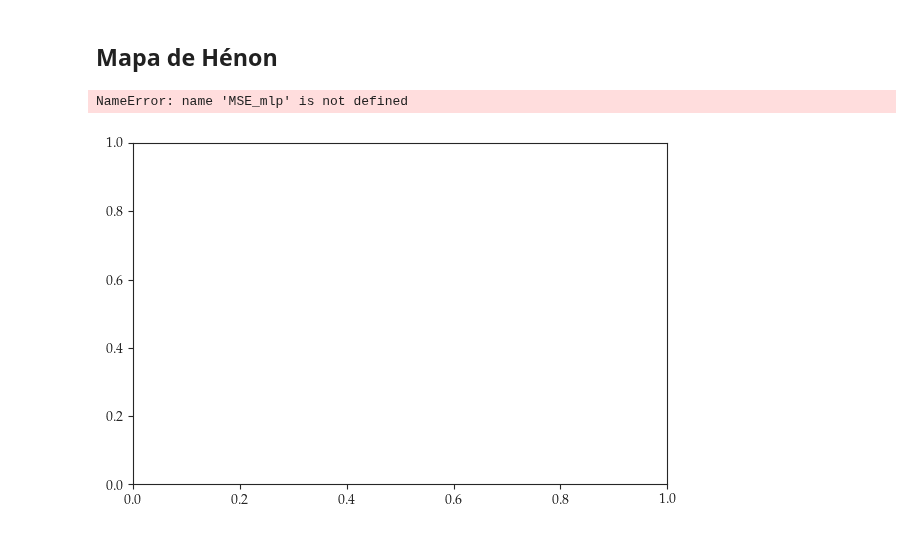
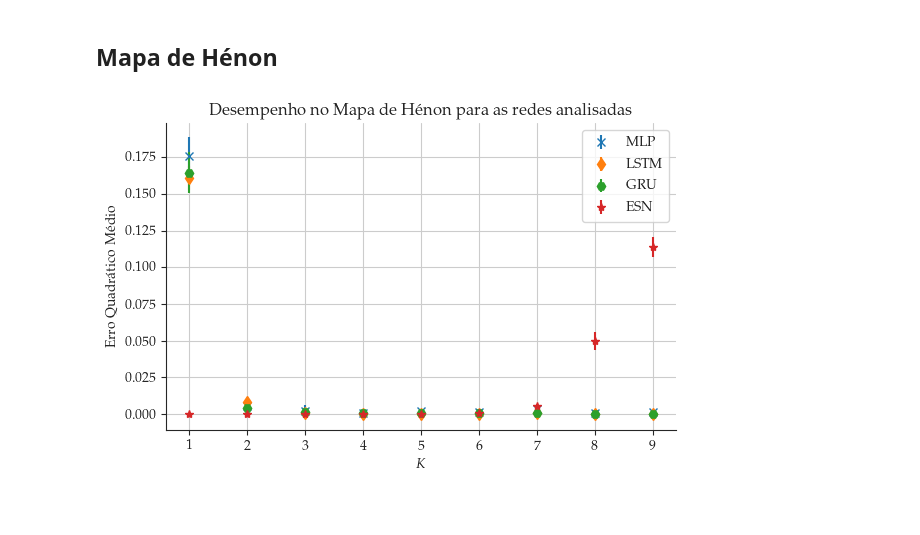
Before and after one commit to joaoppagnan/pibic-2020-2021, a Jupyter notebook: notebooks/visualizacao/networks-performance.ipynb, the cells around one changed output. Saved outputs shown, nothing was run; the diff lists cells and outputs as text; code cells hidden in the pictures.

Commit message:
fiz imagens das performances das redes

```diff
--- a/notebooks/visualizacao/networks-performance.ipynb
+++ b/notebooks/visualizacao/networks-performance.ipynb
@@ -44,3 +46,8 @@ mse_gru_mackeyglass = pd.read_csv('../../results/gru/gru-mackeyglass.csv')
+# %%
+mse_esn_henon = pd.read_csv('../../results/esn/esn-henon.csv')
+mse_esn_logistic = pd.read_csv('../../results/esn/esn-logistic.csv')
+mse_esn_lorenz = pd.read_csv('../../results/esn/esn-lorenz.csv')
+mse_esn_mackeyglass = pd.read_csv('../../results/esn/esn-mackeyglass.csv')
 # %% [markdown]
 ## Gerando os gráficos
 # %% [markdown]
@@ -225,30 +306,40 @@ fig.savefig("../../images/results/gru-mse.pdf")
 # %%
 fig, ax = plt.subplots(tight_layout=True)
 
-K = pd.DataFrame(mse_gru_henon, columns=['K']).to_numpy()
+K = pd.DataFrame(mse_mlp_henon, columns=['K']).to_numpy()
 K = K.ravel()
-MSE_gru = pd.DataFrame(mse_gru_henon, columns=['Media do MSE']).to_numpy()
-MSE_gru = MSE_gru.ravel()
-MSE_std_gru = pd.DataFrame(mse_gru_henon, columns=['Desvio Padrao do MSE']).to_numpy()
-MSE_std_gru = MSE_std_gru.ravel()
+
+MSE_mlp = pd.DataFrame(mse_mlp_henon, columns=['Media do MSE']).to_numpy()
+MSE_mlp = MSE_mlp.ravel()
+MSE_std_mlp = pd.DataFrame(mse_mlp_henon, columns=['Desvio Padrao do MSE']).to_numpy()
+MSE_std_mlp = MSE_std_mlp.ravel()
+
+MSE_lstm = pd.DataFrame(mse_lstm_henon, columns=['Media do MSE']).to_numpy()
+MSE_lstm = MSE_lstm.ravel()
+MSE_std_lstm = pd.DataFrame(mse_lstm_henon, columns=['Desvio Padrao do MSE']).to_numpy()
+MSE_std_lstm = MSE_std_lstm.ravel()
 
 MSE_gru = pd.DataFrame(mse_gru_henon, columns=['Media do MSE']).to_numpy()
 MSE_gru = MSE_gru.ravel()
 MSE_std_gru = pd.DataFrame(mse_gru_henon, columns=['Desvio Padrao do MSE']).to_numpy()
 MSE_std_gru = MSE_std_gru.ravel()
 
-MSE_lstm = pd.DataFrame(mse_lstm_henon, columns=['Media do MSE']).to_numpy()
-MSE_lstm = MSE_gru.ravel()
-MSE_std_lstm = pd.DataFrame(mse_lstm_henon, columns=['Desvio Padrao do MSE']).to_numpy()
-MSE_std_lstm = MSE_std_lstm.ravel()
+MSE_esn = pd.DataFrame(mse_esn_henon, columns=['Media do MSE']).to_numpy()
+MSE_esn = MSE_esn.ravel()
+MSE_std_esn = pd.DataFrame(mse_esn_henon, columns=['Desvio Padrao do MSE']).to_numpy()
+MSE_std_esn = MSE_std_esn.ravel()
 
-ax.errorbar(K, MSE_mlp, MSE_std_mlp, linestyle='None', marker='d', label='MLP')
-ax.errorbar(K, MSE_lstm, MSE_std_lstm, linestyle='None', marker='H', label='LSTM')
+ax.errorbar(K, MSE_mlp, MSE_std_mlp, linestyle='None', marker='x', label='MLP')
+ax.errorbar(K, MSE_lstm, MSE_std_lstm, linestyle='None', marker='d', label='LSTM')
+ax.errorbar(K, MSE_gru, MSE_std_gru, linestyle='None', marker='H', label='GRU')
+ax.errorbar(K, MSE_esn, MSE_std_esn, linestyle='None', marker='*', label='ESN')
 
 ax.legend()
 ax.set_xlabel('$K$')
 ax.set_ylabel('Erro Quadrático Médio')
 ax.set_title('Desempenho no Mapa de Hénon para as redes analisadas')
+sns.despine()
+ax.grid()
+fig.savefig("../../images/results/henon.pdf")
 # %% [output]
-NameError: name 'MSE_mlp' is not defined
-[figure, old version]
+[figure, new version]
```
Also changed, not shown: parts of 12 cells of this notebook, 8 other files.
